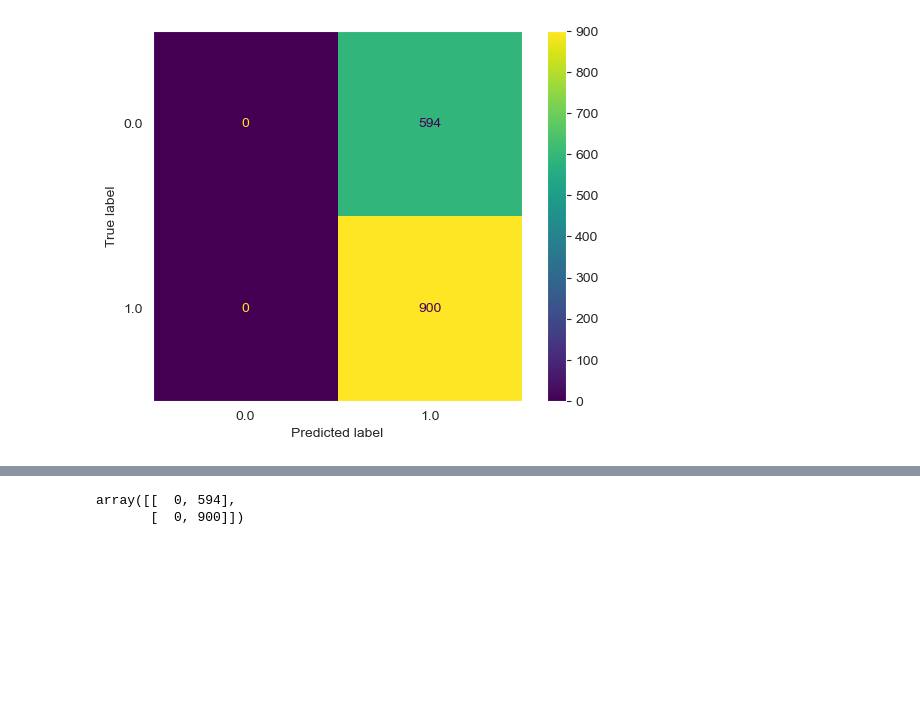
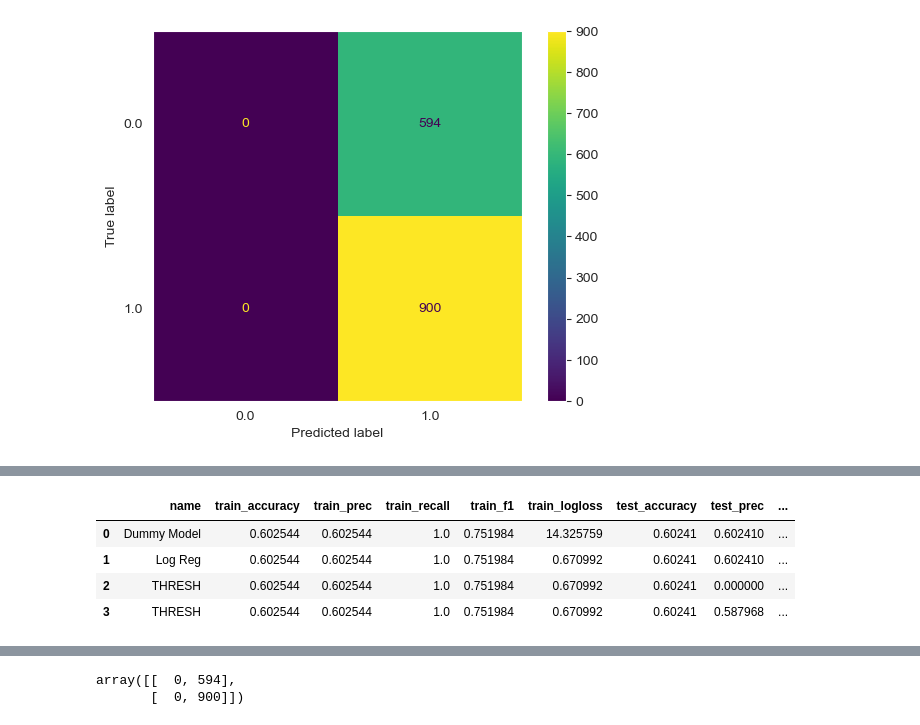
Before and after one commit to dvdhartsman/Stock_Market_Analysis, a Jupyter notebook: 2_SPDR_ETFs.ipynb, the cells around one changed output, grey strips where cells are left out. Cells and saved outputs as stored; diff of their text form; code cells hidden in the pictures; blank space fills up the shorter version.

```diff
--- a/2_SPDR_ETFs.ipynb
+++ b/2_SPDR_ETFs.ipynb
@@ -460,0 +299,8 @@ NameError: name 'sns' is not defined
+# %%
+Model.model_df
+# %% [output]
+|  | name | train_accuracy | train_prec | train_recall | train_f1 | train_logloss | test_accuracy | test_prec | ... |
+| 0 | Dummy Model | 0.602544 | 0.602544 | 1.0 | 0.751984 | 14.325759 | 0.60241 | 0.602410 | ... |
+| 1 | Log Reg | 0.602544 | 0.602544 | 1.0 | 0.751984 | 0.670992 | 0.60241 | 0.602410 | ... |
+| 2 | THRESH | 0.602544 | 0.602544 | 1.0 | 0.751984 | 0.670992 | 0.60241 | 0.000000 | ... |
+| 3 | THRESH | 0.602544 | 0.602544 | 1.0 | 0.751984 | 0.670992 | 0.60241 | 0.587968 | ... |
```
Also changed, not shown: parts of 11 cells of this notebook, 1 other file.
